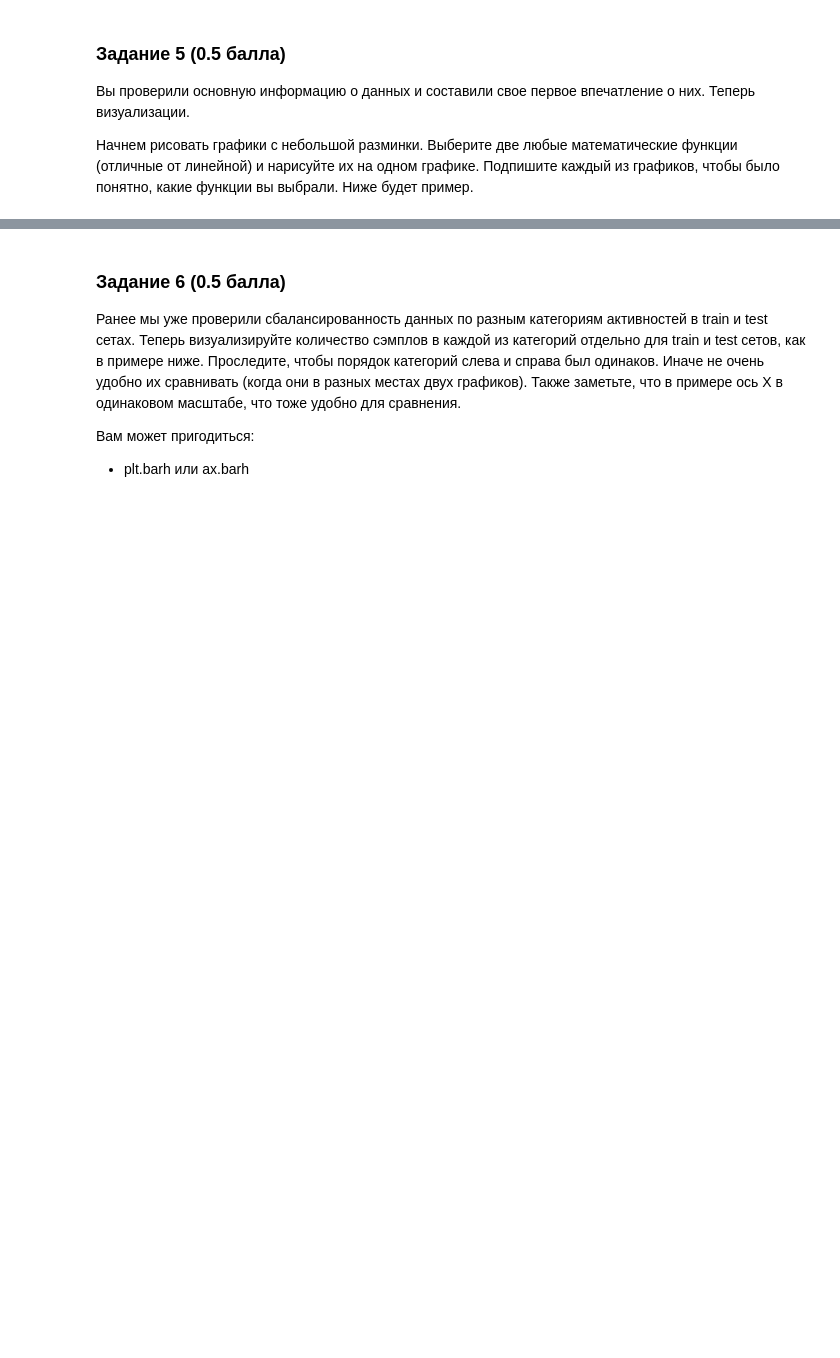
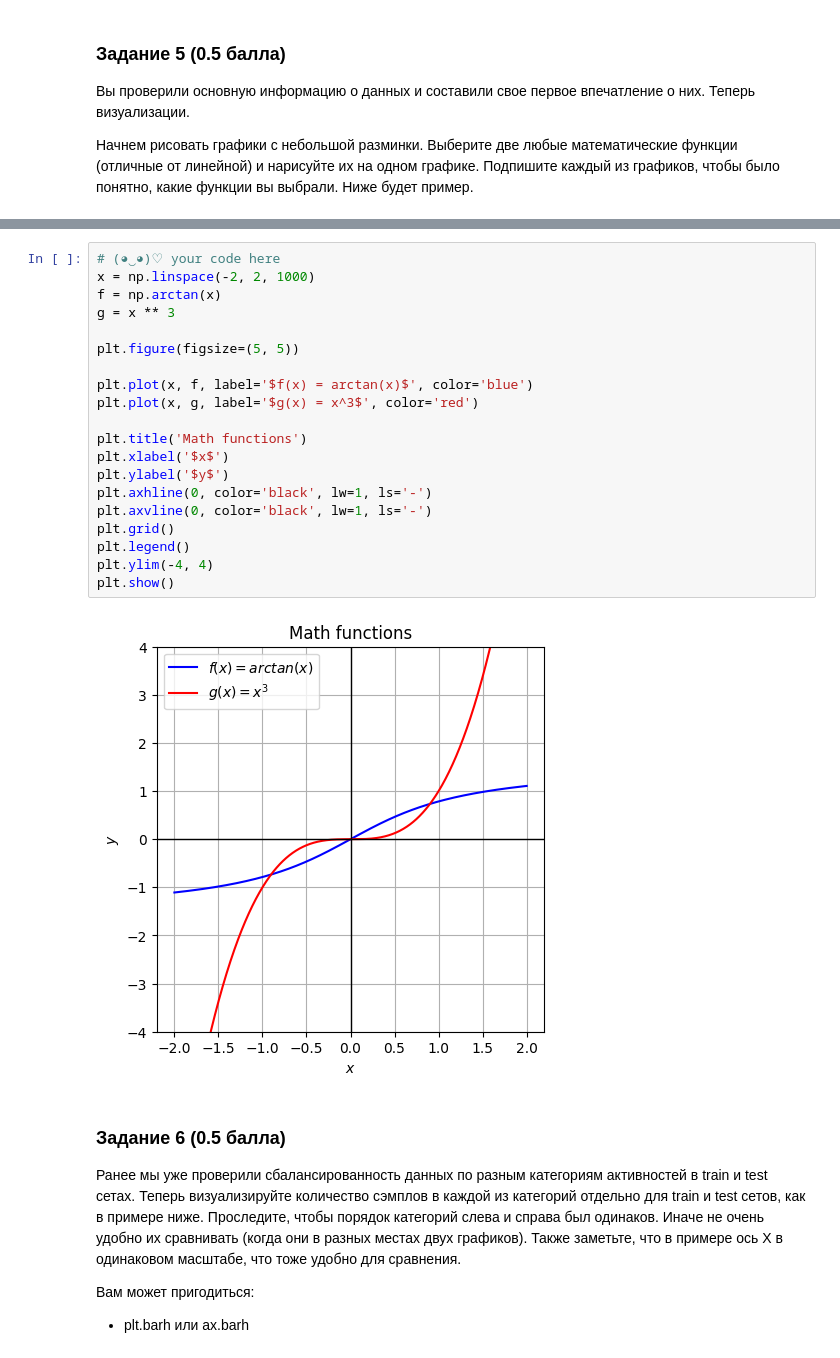
Before and after one commit to GeorgiyIshchenko/iad-intro-ds, a Jupyter notebook: 2025/homeworks/hw03-eda/hw03_eda.ipynb, the cells around one changed output, grey strips where cells are left out. Saved outputs shown, nothing was run; the diff lists cells and outputs as text; blank space fills up the shorter version.

```diff
--- a/2025/homeworks/hw03-eda/hw03_eda.ipynb
+++ b/2025/homeworks/hw03-eda/hw03_eda.ipynb
@@ -142,3 +212,25 @@ test = test[cols_subset]
+# %%
+# (◕‿◕)♡ your code here
+x = np.linspace(-2, 2, 1000)
+f = np.arctan(x)
+g = x ** 3
+
+plt.figure(figsize=(5, 5))
+
+plt.plot(x, f, label='$f(x) = arctan(x)$', color='blue')
+plt.plot(x, g, label='$g(x) = x^3$', color='red')
+
+plt.title('Math functions')
+plt.xlabel('$x$')
+plt.ylabel('$y$')
+plt.axhline(0, color='black', lw=1, ls='-')
+plt.axvline(0, color='black', lw=1, ls='-')
+plt.grid()
+plt.legend()
+plt.ylim(-4, 4)
+plt.show()
+# %% [output]
+[figure, added]
 # %% [markdown]
 ### Задание 6 (0.5 балла)
 
```
Also changed, not shown: parts of 21 cells of this notebook.
